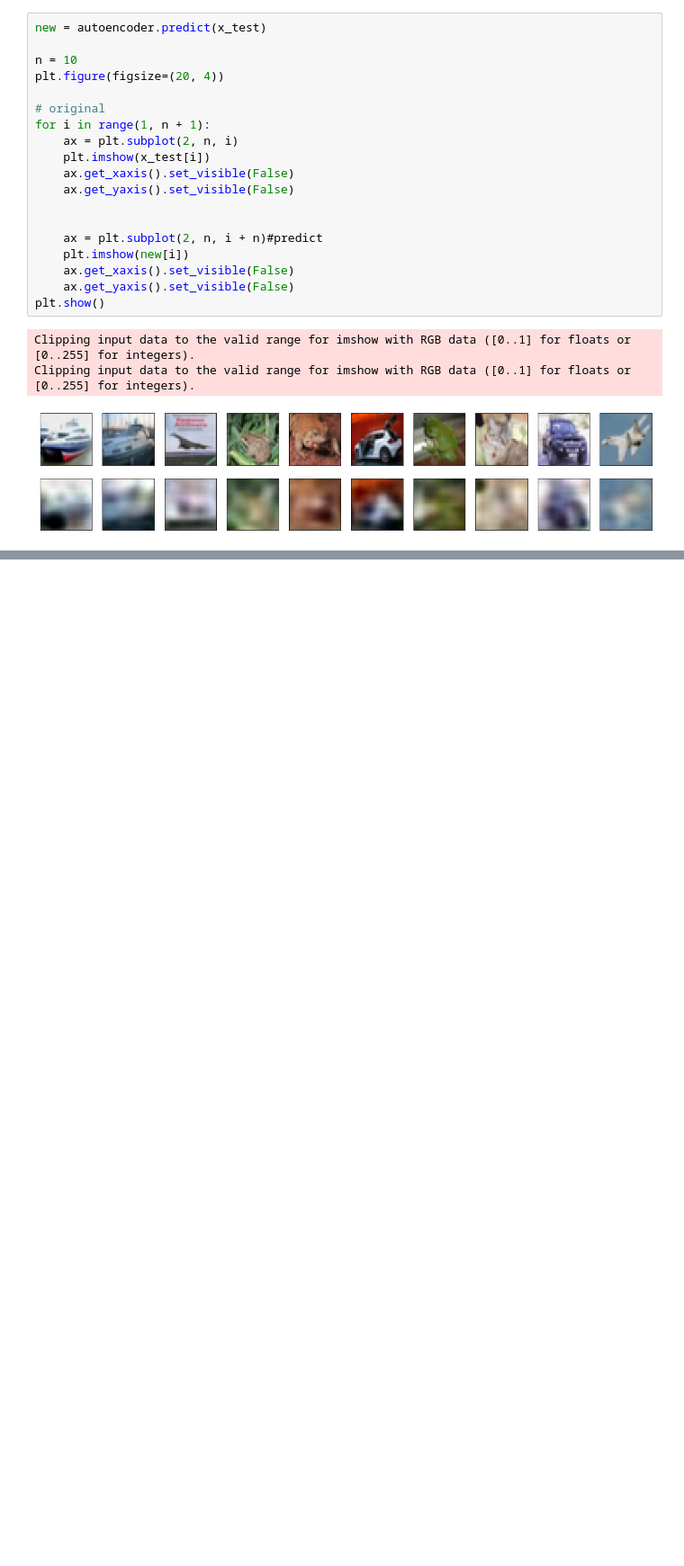
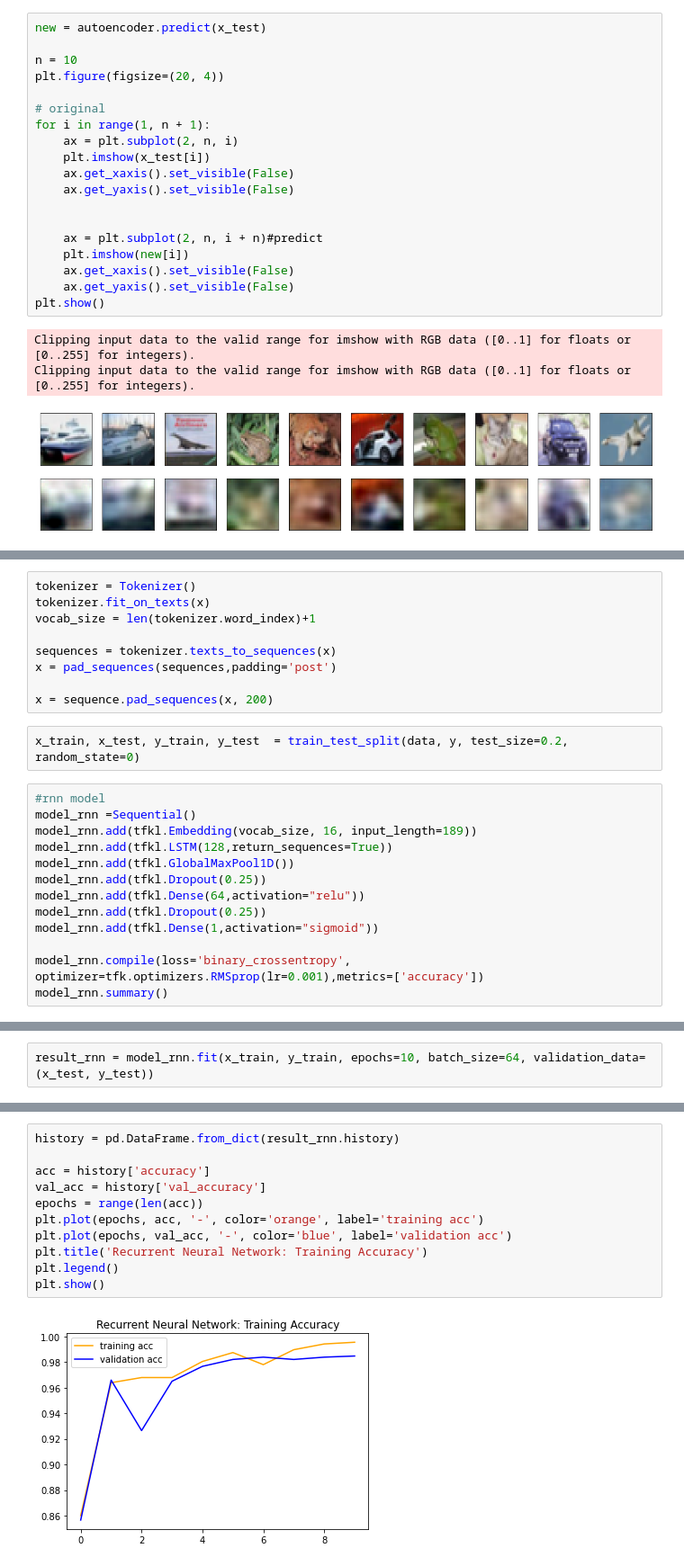
Before and after one commit to yyyyyokoko/NeuralNets590, a Jupyter notebook: homework/hw3_ll1038.ipynb, the cells around one changed output, grey strips where cells are left out. Shown at 90% size. Saved outputs shown, nothing was run; the diff lists cells and outputs as text; blank space fills up the shorter version.

```diff
--- a/homework/hw3_ll1038.ipynb
+++ b/homework/hw3_ll1038.ipynb
@@ -152,0 +406,24 @@ Clipping input data to the valid range for imshow with RGB data ([0..1] for floa
+# %%
+tokenizer = Tokenizer()
+tokenizer.fit_on_texts(x)
+vocab_size = len(tokenizer.word_index)+1
+
+sequences = tokenizer.texts_to_sequences(x)
+x = pad_sequences(sequences,padding='post')
+
+x = sequence.pad_sequences(x, 200)
+# %%
+x_train, x_test, y_train, y_test  = train_test_split(data, y, test_size=0.2, random_state=0)
+# %%
+#rnn model
+model_rnn =Sequential()
+model_rnn.add(tfkl.Embedding(vocab_size, 16, input_length=189))
+model_rnn.add(tfkl.LSTM(128,return_sequences=True))
+model_rnn.add(tfkl.GlobalMaxPool1D())
+model_rnn.add(tfkl.Dropout(0.25))
+model_rnn.add(tfkl.Dense(64,activation="relu"))
+model_rnn.add(tfkl.Dropout(0.25))
+model_rnn.add(tfkl.Dense(1,activation="sigmoid"))
+
+model_rnn.compile(loss='binary_crossentropy', optimizer=tfk.optimizers.RMSprop(lr=0.001),metrics=['accuracy'])
+model_rnn.summary()
@@ -152,0 +448,2 @@ Clipping input data to the valid range for imshow with RGB data ([0..1] for floa
+# %%
+result_rnn = model_rnn.fit(x_train, y_train, epochs=10, batch_size=64, validation_data=(x_test, y_test))
@@ -152,0 +484,13 @@ Clipping input data to the valid range for imshow with RGB data ([0..1] for floa
+# %%
+history = pd.DataFrame.from_dict(result_rnn.history)
+
+acc = history['accuracy']
+val_acc = history['val_accuracy']
+epochs = range(len(acc))
+plt.plot(epochs, acc, '-', color='orange', label='training acc')
+plt.plot(epochs, val_acc, '-', color='blue', label='validation acc')
+plt.title('Recurrent Neural Network: Training Accuracy')
+plt.legend()
+plt.show()
+# %% [output]
+[figure, added]
```
Also changed, not shown: parts of 33 cells of this notebook.
